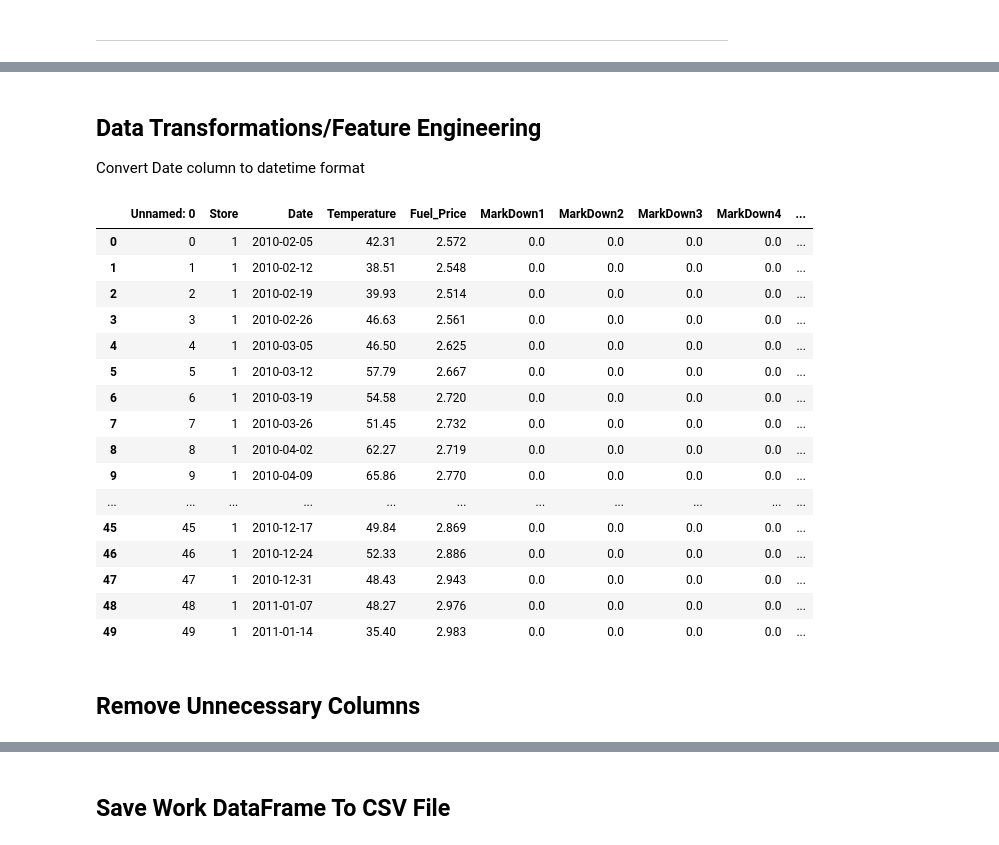
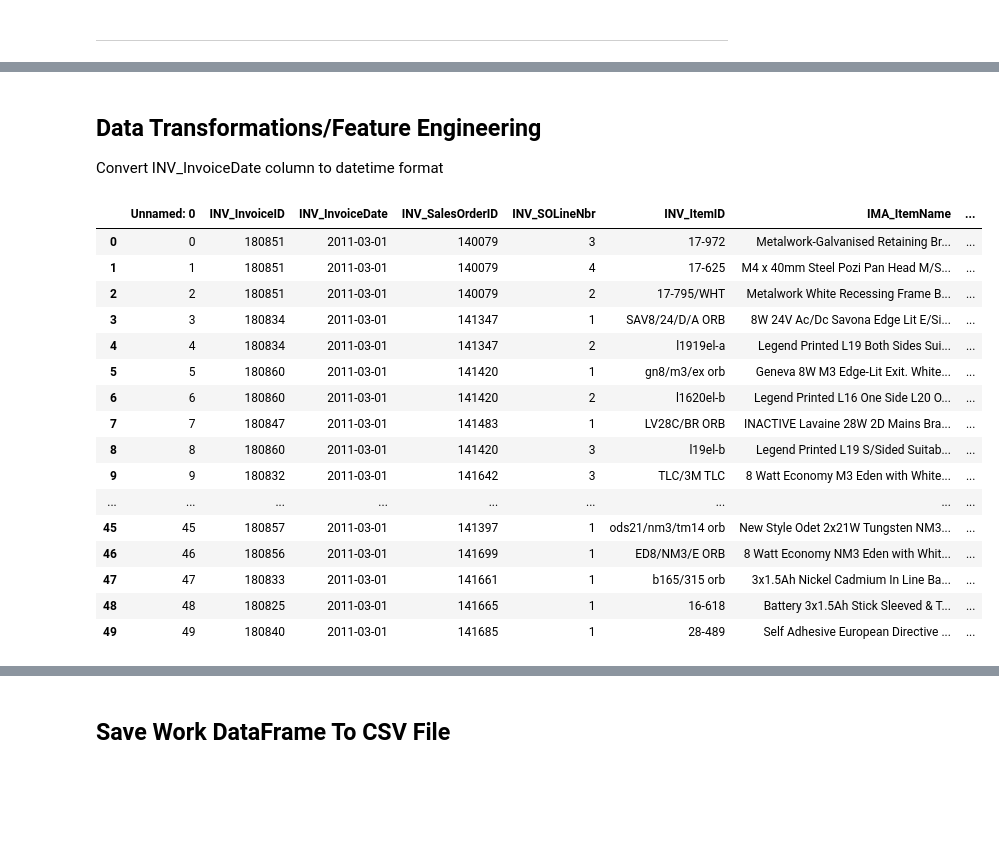
Before and after one commit to RogerWilliams2026/Project3-SalesAnalysis, a Jupyter notebook: jupyter_notebooks/Notebook_ETL_Sales_DataSet.ipynb, the cells around one changed output, grey strips where cells are left out. Drawn from its saved outputs; the diff is of its cells as text; code cells hidden in the pictures; blank space fills up the shorter version.

```diff
--- a/jupyter_notebooks/Notebook_ETL_Sales_DataSet.ipynb
+++ b/jupyter_notebooks/Notebook_ETL_Sales_DataSet.ipynb
@@ -117,14 +125,14 @@ Current Directory:
 ## Read csv File Into Variable For Processing
 # %%
 #read csv file into DataFrame
-dfSales_Features_DataSet = modETL.funcReadFileReturnDataFrame("Features_DataSet.csv")
+dfSales_DataSet = modETL.funcReadFileReturnDataFrame("Sales_InvoiceData.csv")
 #save as working csv file
-modETL.funcSaveDataFrameToWorkingFile(dfSales_Features_DataSet)
+modETL.funcSaveDataFrameToWorkingFile(dfSales_DataSet)
 
 #read file from working files folder
 #ETL library returns a dictionary of all files in the folder with the attribute name
 #set to the actual csv filename
 dictDataFrames = modETL.funcReadWorkingFilesReturnDictionary()
-dfSales_Features_DataSet = dictDataFrames["Features_DataSet_Working.csv"]
+dfSales_DataSet = dictDataFrames["Sales_InvoiceData_Working.csv"]
 # %% [output]
 Folder Structure Created Successfully!
@@ -400,4 +444,4 @@ IsHoliday has 2 unique values
 - Transform data types if necessary
 # %%
 ## Create Copy Of DataFrame
-dfSales_Features_DataSet_Work = dfSales_Features_DataSet.copy()
+dfSales_DataSet_Work = dfSales_DataSet.copy()
@@ -431,9 +449,8 @@ At this point not concerned, at least the data is clean...
 ## Strip Spaces From Date Column
 # %%
 #remove spaces from Date column (string datatype)
-for objColumn in ["Date"]:
-    dfSales_Features_DataSet_Work[objColumn] = dfSales_Features_DataSet_Work[objColumn].str.strip()
+dfSales_DataSet_Work["INV_InvoiceDate"] = dfSales_DataSet_Work["INV_InvoiceDate"].str.strip()
 
 #show first 50 rows to check
-dfSales_Features_DataSet_Work.head(50)
+dfSales_DataSet_Work.head(50)
 # %% [output]
@@ -524,30 +503,28 @@ Being as markdowns can be negative by nature am happy to ignore
 # %% [markdown]
 ## Data Transformations/Feature Engineering
 
-Convert Date column to datetime format
+Convert INV_InvoiceDate column to datetime format
 # %%
 #convert Date column to datetime format
-dfSales_Features_DataSet_Work["Date"] = pd.to_datetime(dfSales_Features_DataSet["Date"], format="%d/%m/%Y")
+dfSales_DataSet_Work["INV_InvoiceDate"] = pd.to_datetime(dfSales_DataSet["INV_InvoiceDate"], format="%d/%m/%Y")
 
 #check results
-dfSales_Features_DataSet_Work.head(50)
+dfSales_DataSet_Work.head(50)
 # %% [output]
-|  | Unnamed: 0 | Store | Date | Temperature | Fuel_Price | MarkDown1 | MarkDown2 | MarkDown3 | MarkDown4 | ... |
-| 0 | 0 | 1 | 2010-02-05 | 42.31 | 2.572 | 0.0 | 0.0 | 0.0 | 0.0 | ... |
-| 1 | 1 | 1 | 2010-02-12 | 38.51 | 2.548 | 0.0 | 0.0 | 0.0 | 0.0 | ... |
-| 2 | 2 | 1 | 2010-02-19 | 39.93 | 2.514 | 0.0 | 0.0 | 0.0 | 0.0 | ... |
-| 3 | 3 | 1 | 2010-02-26 | 46.63 | 2.561 | 0.0 | 0.0 | 0.0 | 0.0 | ... |
-| 4 | 4 | 1 | 2010-03-05 | 46.50 | 2.625 | 0.0 | 0.0 | 0.0 | 0.0 | ... |
-| 5 | 5 | 1 | 2010-03-12 | 57.79 | 2.667 | 0.0 | 0.0 | 0.0 | 0.0 | ... |
-| 6 | 6 | 1 | 2010-03-19 | 54.58 | 2.720 | 0.0 | 0.0 | 0.0 | 0.0 | ... |
-| 7 | 7 | 1 | 2010-03-26 | 51.45 | 2.732 | 0.0 | 0.0 | 0.0 | 0.0 | ... |
-| 8 | 8 | 1 | 2010-04-02 | 62.27 | 2.719 | 0.0 | 0.0 | 0.0 | 0.0 | ... |
-| 9 | 9 | 1 | 2010-04-09 | 65.86 | 2.770 | 0.0 | 0.0 | 0.0 | 0.0 | ... |
-| ... | ... | ... | ... | ... | ... | ... | ... | ... | ... | ... |
-| 45 | 45 | 1 | 2010-12-17 | 49.84 | 2.869 | 0.0 | 0.0 | 0.0 | 0.0 | ... |
-| 46 | 46 | 1 | 2010-12-24 | 52.33 | 2.886 | 0.0 | 0.0 | 0.0 | 0.0 | ... |
-| 47 | 47 | 1 | 2010-12-31 | 48.43 | 2.943 | 0.0 | 0.0 | 0.0 | 0.0 | ... |
-| 48 | 48 | 1 | 2011-01-07 | 48.27 | 2.976 | 0.0 | 0.0 | 0.0 | 0.0 | ... |
-| 49 | 49 | 1 | 2011-01-14 | 35.40 | 2.983 | 0.0 | 0.0 | 0.0 | 0.0 | ... |
+|  | Unnamed: 0 | INV_InvoiceID | INV_InvoiceDate | INV_SalesOrderID | INV_SOLineNbr | INV_ItemID | IMA_ItemName | ... |
+| 0 | 0 | 180851 | 2011-03-01 | 140079 | 3 | 17-972 | Metalwork-Galvanised Retaining Br... | ... |
+| 1 | 1 | 180851 | 2011-03-01 | 140079 | 4 | 17-625 | M4 x 40mm Steel Pozi Pan Head M/S... | ... |
+| 2 | 2 | 180851 | 2011-03-01 | 140079 | 2 | 17-795/WHT | Metalwork White Recessing Frame B... | ... |
+| 3 | 3 | 180834 | 2011-03-01 | 141347 | 1 | SAV8/24/D/A ORB | 8W 24V Ac/Dc Savona Edge Lit E/Si... | ... |
+| 4 | 4 | 180834 | 2011-03-01 | 141347 | 2 | l1919el-a | Legend Printed L19 Both Sides Sui... | ... |
+| 5 | 5 | 180860 | 2011-03-01 | 141420 | 1 | gn8/m3/ex orb | Geneva 8W M3 Edge-Lit Exit. White... | ... |
+| 6 | 6 | 180860 | 2011-03-01 | 141420 | 2 | l1620el-b | Legend Printed L16 One Side L20 O... | ... |
+| 7 | 7 | 180847 | 2011-03-01 | 141483 | 1 | LV28C/BR ORB | INACTIVE Lavaine 28W 2D Mains Bra... | ... |
+| 8 | 8 | 180860 | 2011-03-01 | 141420 | 3 | l19el-b | Legend Printed L19 S/Sided Suitab... | ... |
+| 9 | 9 | 180832 | 2011-03-01 | 141642 | 3 | TLC/3M TLC | 8 Watt Economy M3 Eden with White... | ... |
+| ... | ... | ... | ... | ... | ... | ... | ... | ... |
+| 45 | 45 | 180857 | 2011-03-01 | 141397 | 1 | ods21/nm3/tm14 orb | New Style Odet 2x21W Tungsten NM3... | ... |
+| 46 | 46 | 180856 | 2011-03-01 | 141699 | 1 | ED8/NM3/E ORB | 8 Watt Economy NM3 Eden with Whit... | ... |
+| 47 | 47 | 180833 | 2011-03-01 | 141661 | 1 | b165/315 orb | 3x1.5Ah Nickel Cadmium In Line Ba... | ... |
+| 48 | 48 | 180825 | 2011-03-01 | 141665 | 1 | 16-618 | Battery 3x1.5Ah Stick Sleeved & T... | ... |
+| 49 | 49 | 180840 | 2011-03-01 | 141685 | 1 | 28-489 | Self Adhesive European Directive ... | ... |
-# %% [markdown]
-## Remove Unnecessary Columns
```
Also changed, not shown: parts of 47 cells of this notebook, 42 other files.
